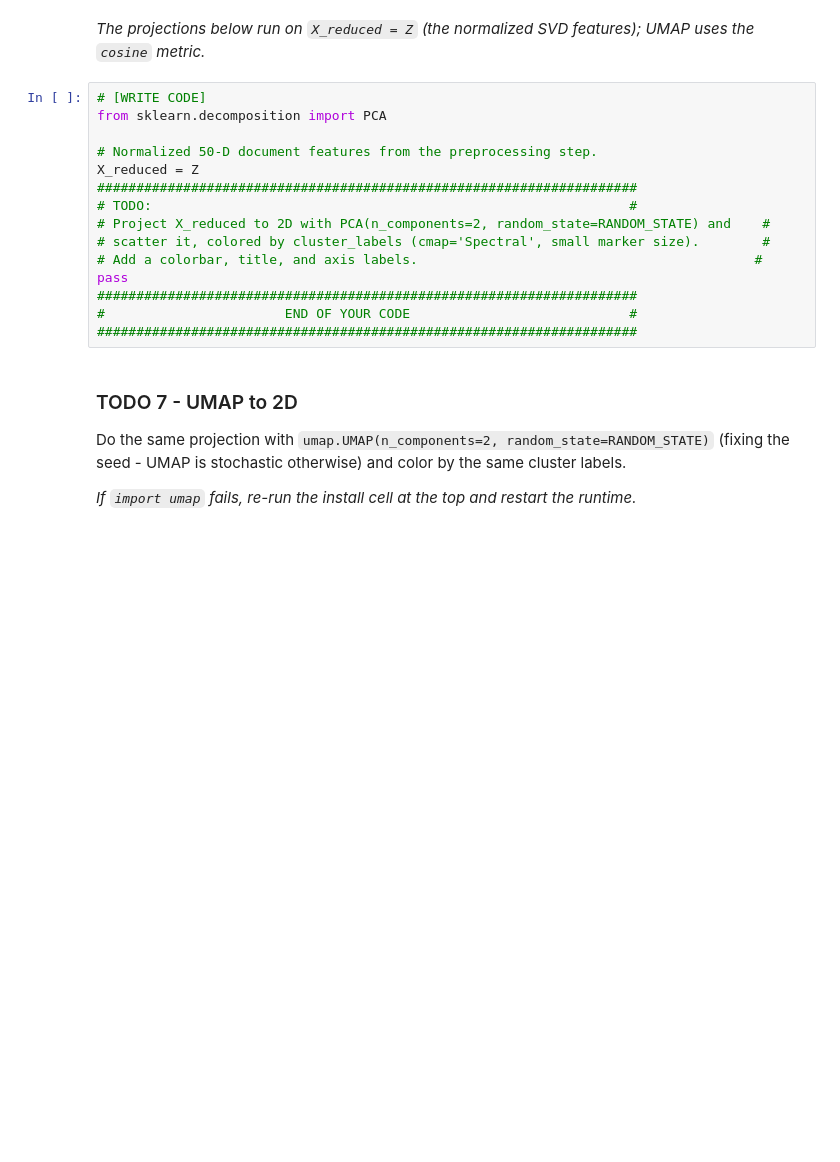
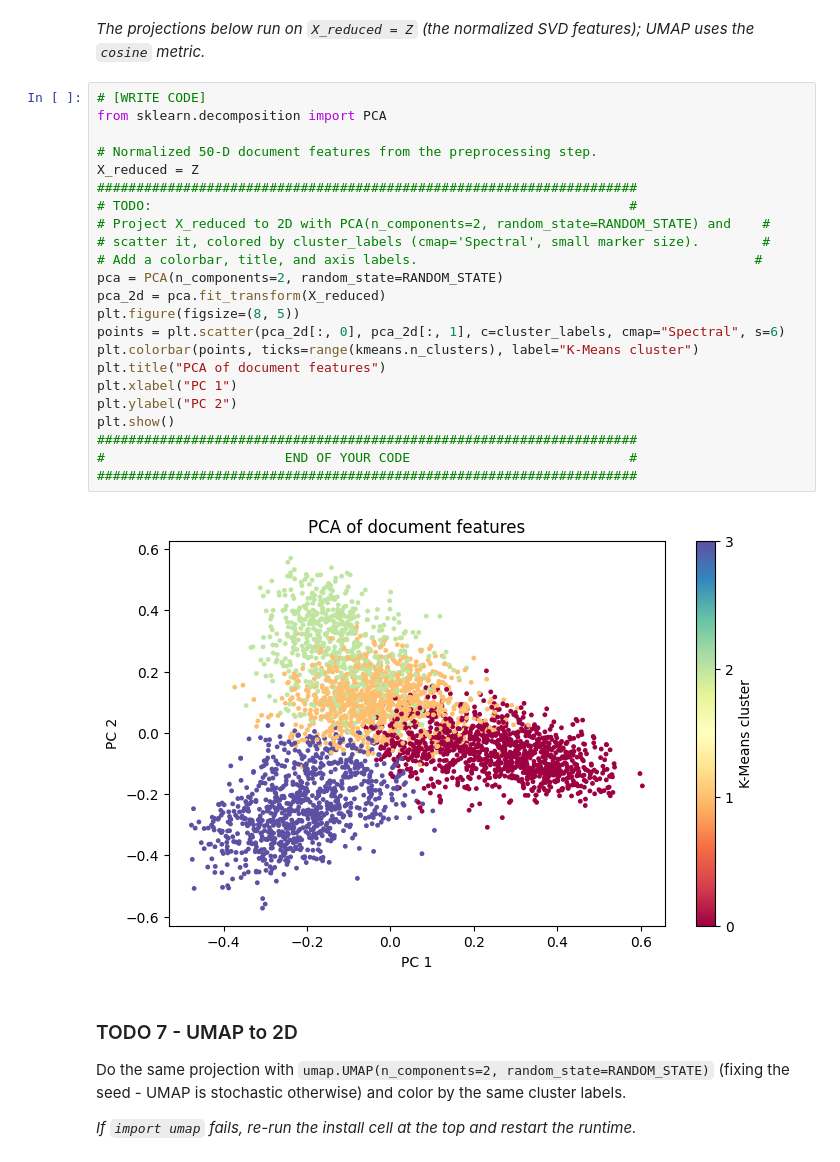
Before and after one commit to yangjj007/hw3-unsupervised-learning, a Jupyter notebook: HW3_Working.ipynb, the cells around one changed output. Saved outputs shown, nothing was run; the diff lists cells and outputs as text; blank space fills up the shorter version.

Commit message:
Compare PCA and UMAP with plots and embedding diagnostics

```diff
--- a/HW3_Working.ipynb
+++ b/HW3_Working.ipynb
@@ -574,18 +574,28 @@ colored by **K-Means cluster label**.
 # %%
 # [WRITE CODE]
 from sklearn.decomposition import PCA
 
 # Normalized 50-D document features from the preprocessing step.
 X_reduced = Z
 #####################################################################
 # TODO:                                                             #
 # Project X_reduced to 2D with PCA(n_components=2, random_state=RANDOM_STATE) and    #
 # scatter it, colored by cluster_labels (cmap='Spectral', small marker size).        #
 # Add a colorbar, title, and axis labels.                                           #
-pass
+pca = PCA(n_components=2, random_state=RANDOM_STATE)
+pca_2d = pca.fit_transform(X_reduced)
+plt.figure(figsize=(8, 5))
+points = plt.scatter(pca_2d[:, 0], pca_2d[:, 1], c=cluster_labels, cmap="Spectral", s=6)
+plt.colorbar(points, ticks=range(kmeans.n_clusters), label="K-Means cluster")
+plt.title("PCA of document features")
+plt.xlabel("PC 1")
+plt.ylabel("PC 2")
+plt.show()
 #####################################################################
 #                       END OF YOUR CODE                            #
 #####################################################################
+# %% [output]
+[figure, added]
 # %% [markdown]
 ### TODO 7 - UMAP to 2D
 
```
Also changed, not shown: parts of 4 cells of this notebook, 1 other file.
